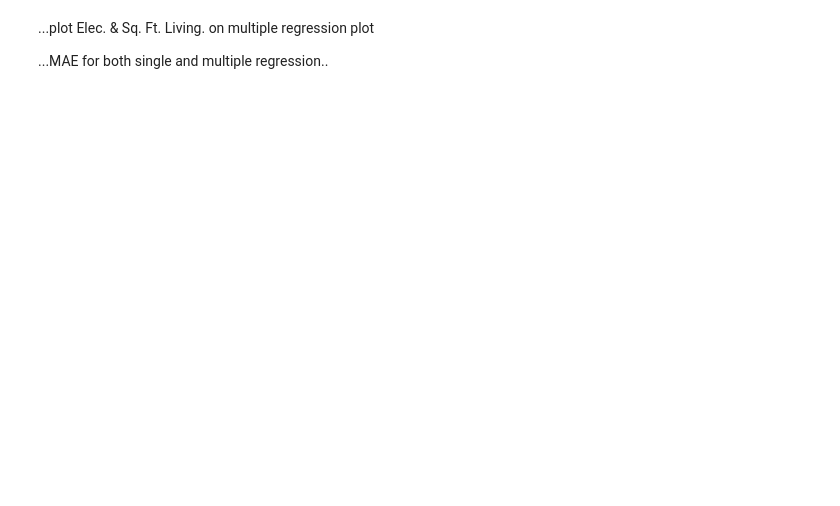
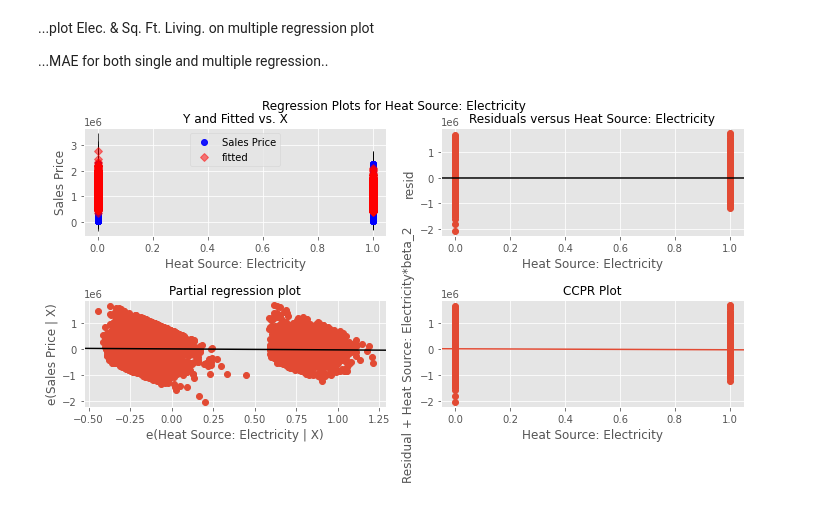
Before and after one commit to rookiescientist-andre/King-County-Real-Estate-Analysis, a Jupyter notebook: student.ipynb, the cells around one changed output. Cells and saved outputs as stored; diff of their text form; code cells hidden in the pictures; blank space fills up the shorter version.

```diff
--- a/student.ipynb
+++ b/student.ipynb
@@ -435,6 +522,0 @@ array([False,  True,  True, False, False, False, False, False,  True,
-# %%
-X_heating_elec = df4_copy[['Heat Source: Electricity']]
-elec_model = sm.OLS(y, sm.add_constant(X_heating_elec))
-elec_results = elec_model.fit()
-
-elec_results.summary()
@@ -498,3 +533,7 @@ dtype: float64
 ...plot Elec. & Sq. Ft. Living. on multiple regression plot
 
 ...MAE for both single and multiple regression..
+# %%
+sm.graphics.plot_regress_exog(multi_reg_results, 'Heat Source: Electricity', fig=plt.figure(figsize=(10, 5)));
+# %% [output]
+[figure, added]
```
Also changed, not shown: parts of 47 cells of this notebook.
